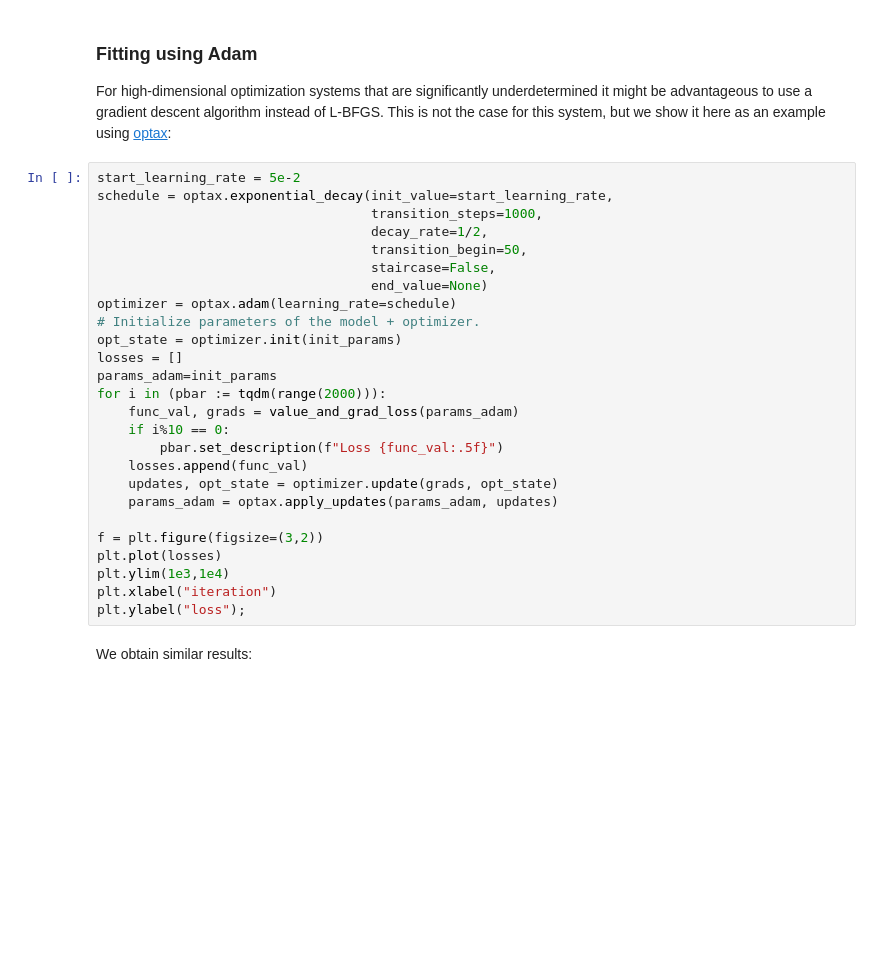
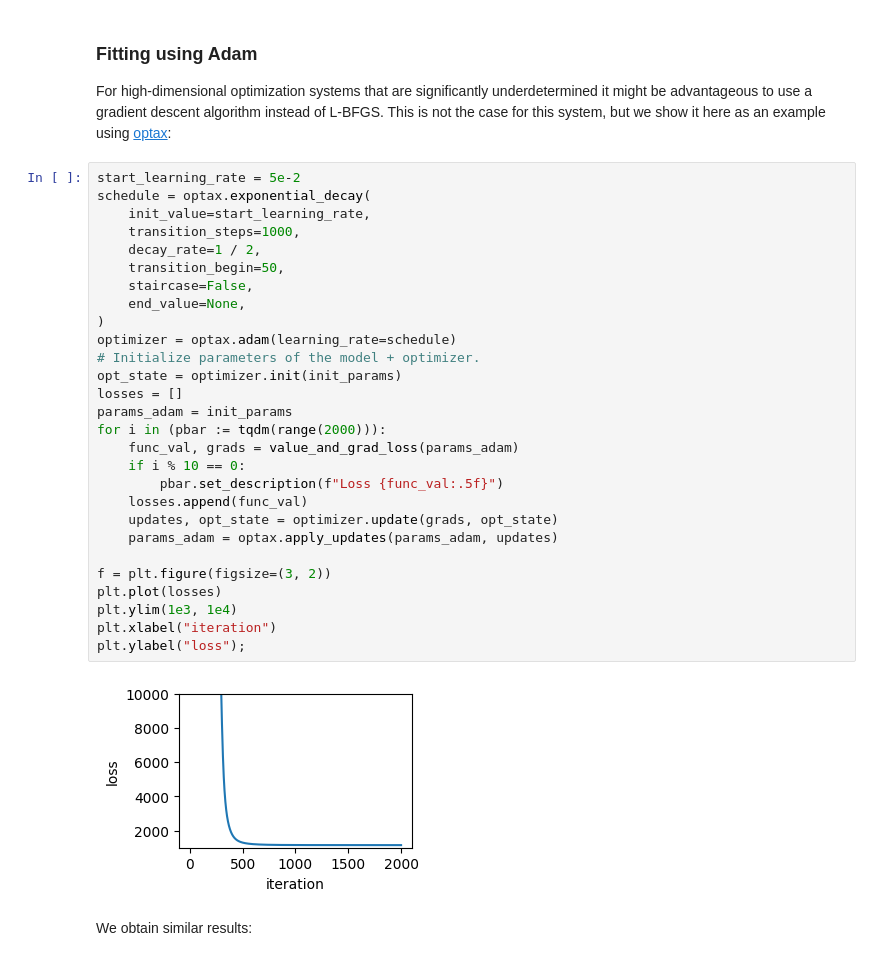
Before and after one commit to Priesemann-Group/icomo, a Jupyter notebook: docs/example.ipynb, the cells around one changed output. Cells and saved outputs as stored; diff of their text form; blank space fills up the shorter version.

```diff
--- a/docs/example.ipynb
+++ b/docs/example.ipynb
@@ -288,30 +331,34 @@ might be advantageous to use a gradient descent algorithm instead of L-BFGS. Thi
 the case for this system, but we show it here as an example using [optax](https://optax.readthedocs.io/en/latest/):
 # %%
 start_learning_rate = 5e-2
-schedule = optax.exponential_decay(init_value=start_learning_rate,
-                                   transition_steps=1000,
-                                   decay_rate=1/2,
-                                   transition_begin=50,
-                                   staircase=False,
-                                   end_value=None)
+schedule = optax.exponential_decay(
+    init_value=start_learning_rate,
+    transition_steps=1000,
+    decay_rate=1 / 2,
+    transition_begin=50,
+    staircase=False,
+    end_value=None,
+)
 optimizer = optax.adam(learning_rate=schedule)
 # Initialize parameters of the model + optimizer.
 opt_state = optimizer.init(init_params)
 losses = []
-params_adam=init_params
+params_adam = init_params
 for i in (pbar := tqdm(range(2000))):
     func_val, grads = value_and_grad_loss(params_adam)
-    if i%10 == 0:
+    if i % 10 == 0:
         pbar.set_description(f"Loss {func_val:.5f}")
     losses.append(func_val)
     updates, opt_state = optimizer.update(grads, opt_state)
     params_adam = optax.apply_updates(params_adam, updates)
 
-f = plt.figure(figsize=(3,2))
+f = plt.figure(figsize=(3, 2))
 plt.plot(losses)
-plt.ylim(1e3,1e4)
+plt.ylim(1e3, 1e4)
 plt.xlabel("iteration")
 plt.ylabel("loss");
+# %% [output]
+[figure, added]
 # %% [markdown]
 We obtain similar results:
 # %%
```
Also changed, not shown: parts of 11 cells of this notebook, 23 other files.
